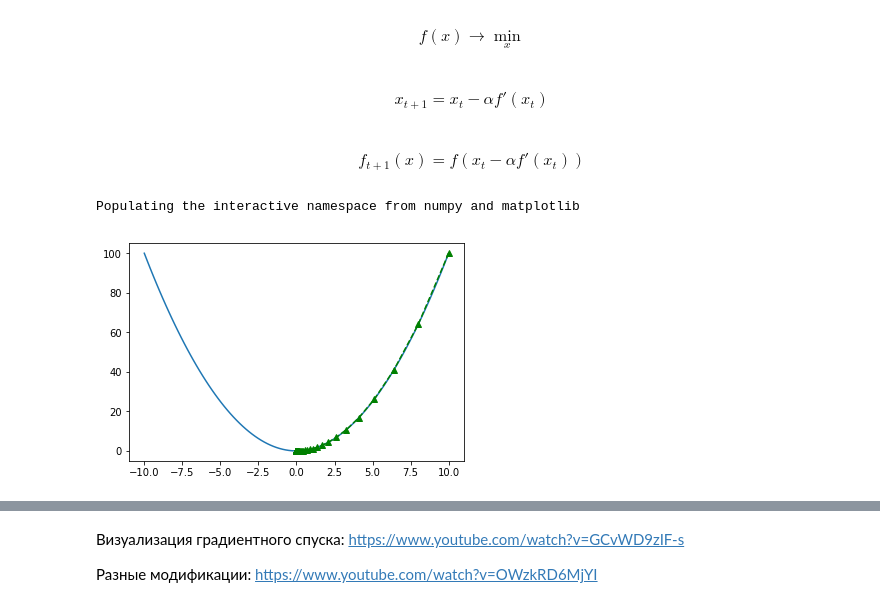
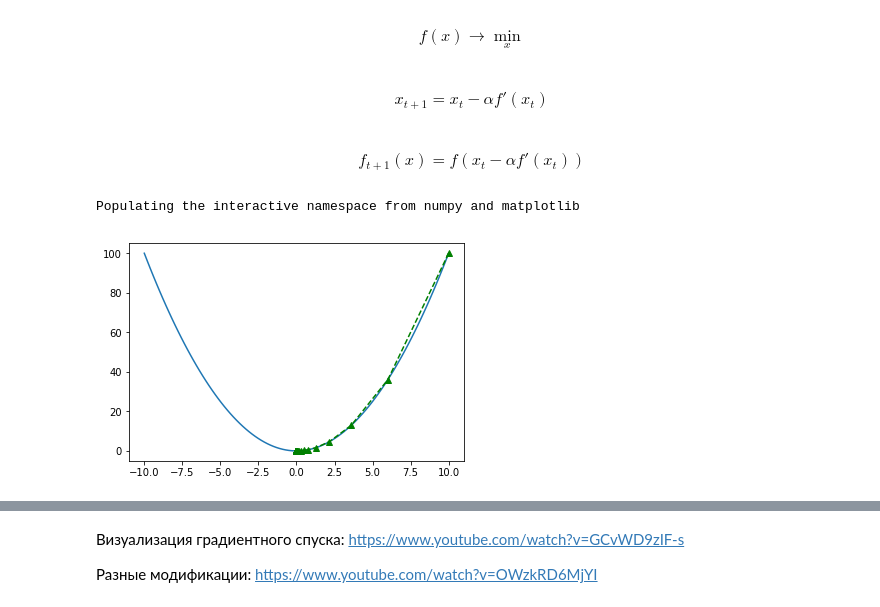
Before and after one commit to SlinkoIgor/express_ml, a Jupyter notebook: lesson5/gradient_boosting.ipynb, the cells around one changed output, grey strips where cells are left out. Saved outputs shown, nothing was run; the diff lists cells and outputs as text; code cells hidden in the pictures.

```diff
--- a/lesson5/gradient_boosting.ipynb
+++ b/lesson5/gradient_boosting.ipynb
@@ -10,27 +30,27 @@ $$f_{t+1}(x) = f(x_t-\alpha{f'(x_t)})$$
 # %%
 %matplotlib inline
 %pylab inline
 
 def func(x):
     return x ** 2
 
 def derivative(x):
     return 2 * x
 
 
 x_coord = np.linspace(-10, 10, 100)
 plot(x_coord, [func(x) for x in x_coord]);
 
 start_point = 10
 
-alpha = 0.1
+alpha = 0.2
 gradient_steps = [start_point]
 for i in range(1000):
     old_point = gradient_steps[-1]
     new_point = old_point - alpha * derivative(old_point)
     gradient_steps.append(new_point)
 
 plot(gradient_steps, [func(x) for x in gradient_steps], 'g--^');
 # %% [output]
 Populating the interactive namespace from numpy and matplotlib
-[figure, old version]
+[figure, new version]
```
Also changed, not shown: parts of 16 cells of this notebook, 6 other files.
